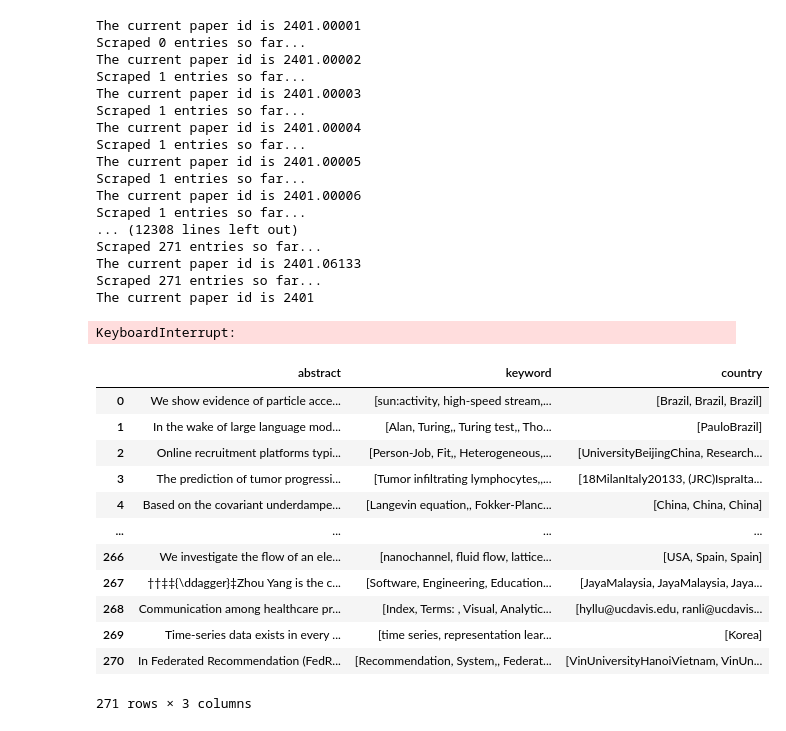
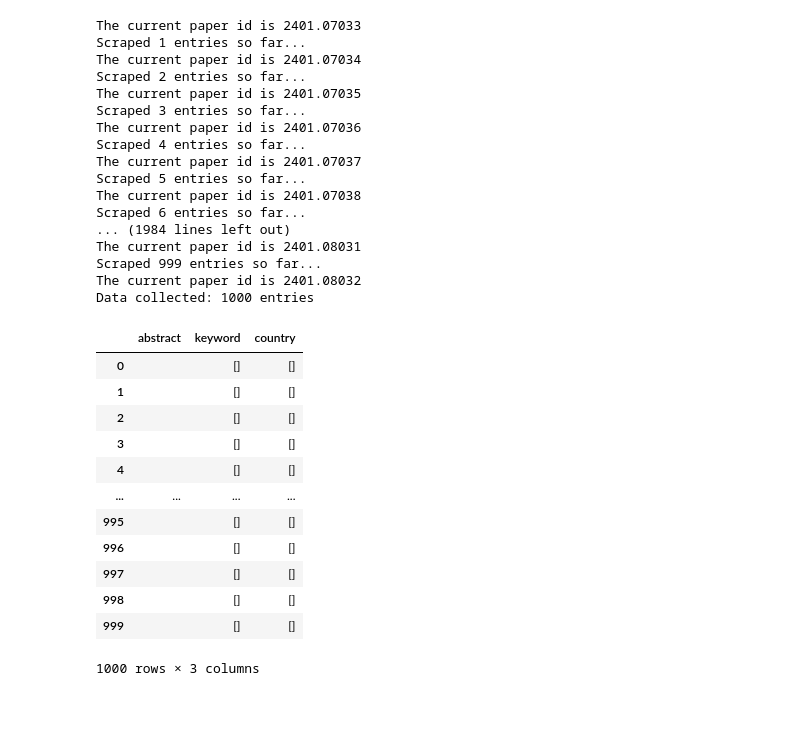
Before and after one commit to tatatitutatuay/dsde_project, a Jupyter notebook: data_preparation/web_scraping/scrape.ipynb, the cells around one changed output. Saved outputs shown, nothing was run; the diff lists cells and outputs as text; code cells hidden in the pictures.

```diff
--- a/data_preparation/web_scraping/scrape.ipynb
+++ b/data_preparation/web_scraping/scrape.ipynb
@@ -53,10 +53,10 @@ data = []
 # Start at January 2024 (2401)
 month = 1
 year = 24
-paper_id = 1  # Global paper ID
+paper_id = 7033  # Global paper ID
 not_found_count = 0
 
-while len(data) < 1000:
+while len(data) < 2000:
     # Format YYMM (e.g., "2401" for Jan 2024)
     yymm = f"{year:02}{month:02}"
 
@@ -95,8 +95,8 @@ while len(data) < 1000:
         countries = [item.get_text().strip().split()[-1] for item in author]
 
         # Skip if any key field is empty
-        if abstract_text and keyword_text and author_text:
-            data.append({'abstract': abstract_text, 'keyword': keywords_array, 'country': countries})
+        # if abstract_text and keyword_text and author_text:
+        data.append({'abstract': abstract_text, 'keyword': keywords_array, 'country': countries})
 
         # Break if we reach 1000 entries
         if len(data) >= 1000:
@@ -120,39 +120,38 @@ while len(data) < 1000:
 
 print(f"Data collected: {len(data)} entries")
 # %% [output]
-The current paper id is 2401.00001
-Scraped 0 entries so far...
-The current paper id is 2401.00002
+The current paper id is 2401.07033
 Scraped 1 entries so far...
-The current paper id is 2401.00003
-Scraped 1 entries so far...
-The current paper id is 2401.00004
-Scraped 1 entries so far...
-The current paper id is 2401.00005
-Scraped 1 entries so far...
-The current paper id is 2401.00006
-Scraped 1 entries so far...
-... (12308 lines left out)
-Scraped 271 entries so far...
-The current paper id is 2401.06133
-Scraped 271 entries so far...
-The current paper id is 2401
+The current paper id is 2401.07034
+Scraped 2 entries so far...
+The current paper id is 2401.07035
+Scraped 3 entries so far...
+The current paper id is 2401.07036
+Scraped 4 entries so far...
+The current paper id is 2401.07037
+Scraped 5 entries so far...
+The current paper id is 2401.07038
+Scraped 6 entries so far...
+... (1984 lines left out)
+The current paper id is 2401.08031
+Scraped 999 entries so far...
+The current paper id is 2401.08032
+Data collected: 1000 entries
-KeyboardInterrupt:
 # %%
 df = pd.DataFrame(data)
-df.to_csv('out3.csv', index=False)
+df.to_csv('out8.csv', index=False)
 df
 # %% [output]
 |  | abstract | keyword | country |
-| 0 | We show evidence of particle acce... | [sun:activity, high-speed stream,... | [Brazil, Brazil, Brazil] |
-| 1 | In the wake of large language mod... | [Alan, Turing,, Turing test,, Tho... | [PauloBrazil] |
-| 2 | Online recruitment platforms typi... | [Person-Job, Fit,, Heterogeneous,... | [UniversityBeijingChina, Research... |
-| 3 | The prediction of tumor progressi... | [Tumor infiltrating lymphocytes,,... | [18MilanItaly20133, (JRC)IspraIta... |
-| 4 | Based on the covariant underdampe... | [Langevin equation,, Fokker-Planc... | [China, China, China] |
+| 0 |  | [] | [] |
+| 1 |  | [] | [] |
+| 2 |  | [] | [] |
+| 3 |  | [] | [] |
+| 4 |  | [] | [] |
 | ... | ... | ... | ... |
-| 266 | We investigate the flow of an ele... | [nanochannel, fluid flow, lattice... | [USA, Spain, Spain] |
-| 267 | ††‡‡{\ddagger}‡Zhou Yang is the c... | [Software, Engineering, Education... | [JayaMalaysia, JayaMalaysia, Jaya... |
-| 268 | Communication among healthcare pr... | [Index, Terms: , Visual, Analytic... | [hyllu@ucdavis.edu, ranli@ucdavis... |
-| 269 | Time-series data exists in every ... | [time series, representation lear... | [Korea] |
-| 270 | In Federated Recommendation (FedR... | [Recommendation, System,, Federat... | [VinUniversityHanoiVietnam, VinUn... |
+| 995 |  | [] | [] |
+| 996 |  | [] | [] |
+| 997 |  | [] | [] |
+| 998 |  | [] | [] |
+| 999 |  | [] | [] |
-271 rows × 3 columns
+1000 rows × 3 columns
```
Also changed, not shown: 12 other files.
